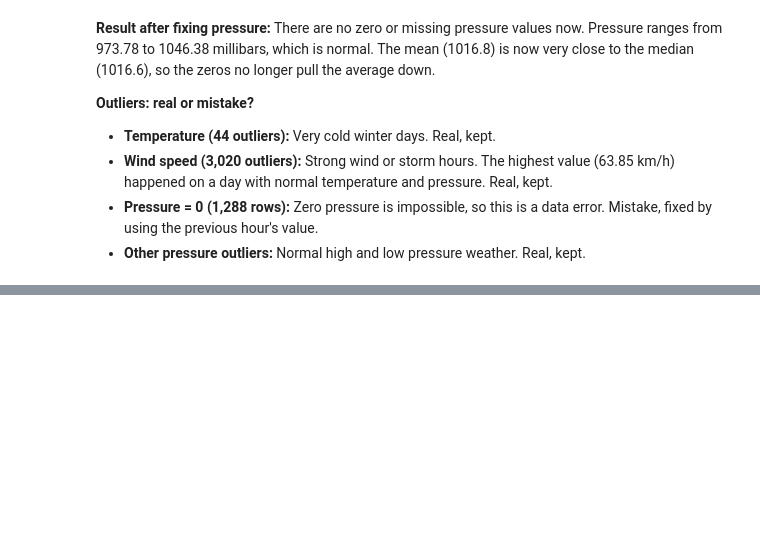
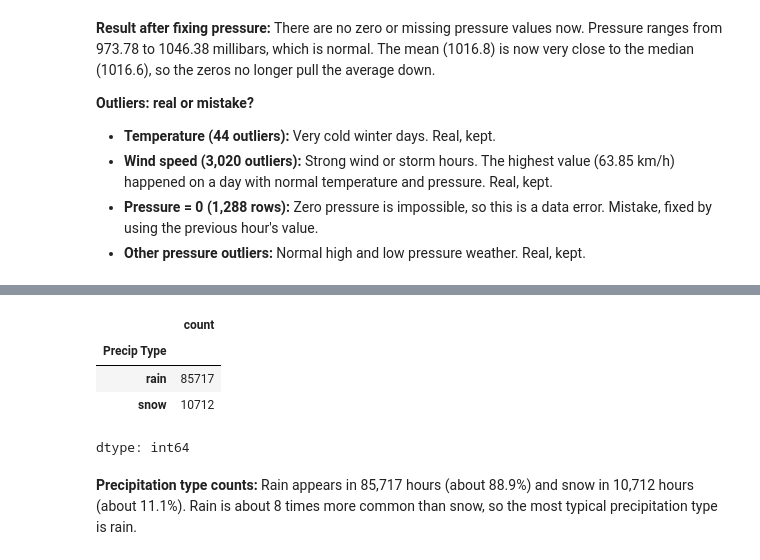
Before and after one commit to syeda-bisma05/weather-data-analysis, a Jupyter notebook: weather_analysis.ipynb, the cells around one changed output, grey strips where cells are left out. Cells and saved outputs as stored; diff of their text form; code cells hidden in the pictures; blank space fills up the shorter version.

```diff
--- a/weather_analysis.ipynb
+++ b/weather_analysis.ipynb
@@ -340,0 +439,10 @@ dtype: float64
+# %%
+df['Precip Type'].value_counts()
+# %% [output]
+|  | count |
+| Precip Type |  |
+| rain | 85717 |
+| snow | 10712 |
+dtype: int64
+# %% [markdown]
+**Precipitation type counts:** Rain appears in 85,717 hours (about 88.9%) and snow in 10,712 hours (about 11.1%). Rain is about 8 times more common than snow, so the most typical precipitation type is rain.
```
Also changed, not shown: parts of 13 cells of this notebook.
